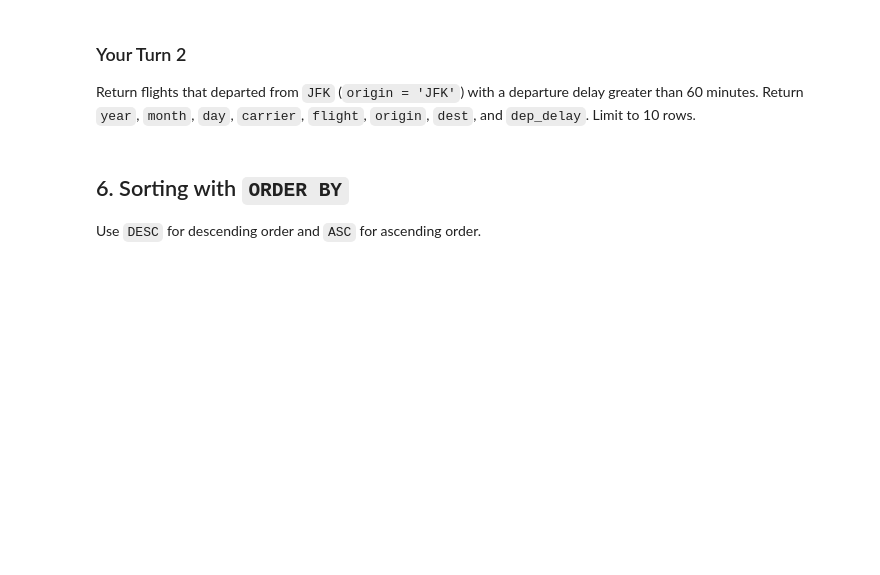
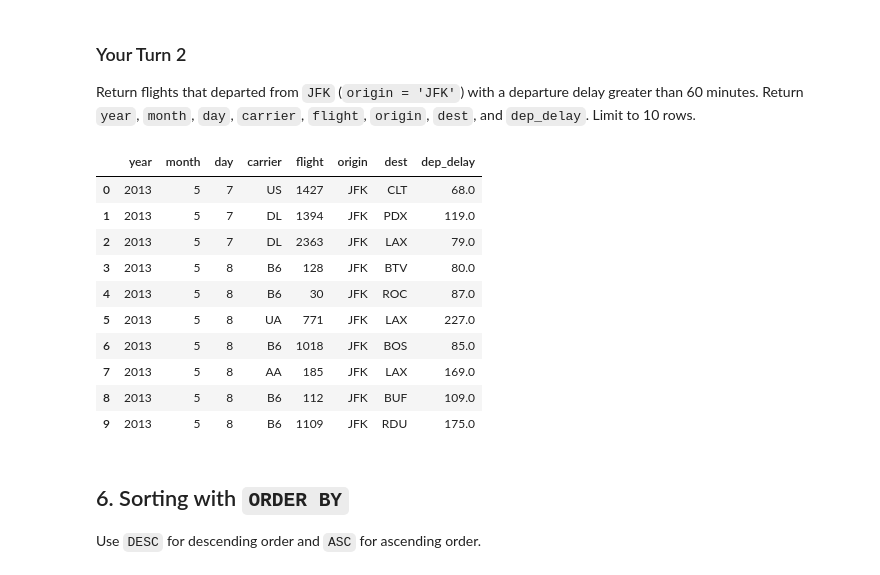
Before and after one commit to ovallemark/ban6003-week-09-10-ovalle, a Jupyter notebook: notebooks/module9_neon_sql_fundamentals_guided_lab.ipynb, the cells around one changed output. Cells and saved outputs as stored; diff of their text form; code cells hidden in the pictures; blank space fills up the shorter version.

```diff
--- a/notebooks/module9_neon_sql_fundamentals_guided_lab.ipynb
+++ b/notebooks/module9_neon_sql_fundamentals_guided_lab.ipynb
@@ -188,10 +339,26 @@ Return flights that departed from `JFK` (`origin = 'JFK'`) with a departure dela
 # %%
 # Your Turn 2
 query = """
-
+SELECT year, month, day, carrier, flight, origin, dest, dep_delay
+FROM flights
+WHERE origin = 'JFK'
+    AND dep_delay > 60
+LIMIT 10;
 """
 
 run_query(query, engine)
+# %% [output]
+|  | year | month | day | carrier | flight | origin | dest | dep_delay |
+| 0 | 2013 | 5 | 7 | US | 1427 | JFK | CLT | 68.0 |
+| 1 | 2013 | 5 | 7 | DL | 1394 | JFK | PDX | 119.0 |
+| 2 | 2013 | 5 | 7 | DL | 2363 | JFK | LAX | 79.0 |
+| 3 | 2013 | 5 | 8 | B6 | 128 | JFK | BTV | 80.0 |
+| 4 | 2013 | 5 | 8 | B6 | 30 | JFK | ROC | 87.0 |
+| 5 | 2013 | 5 | 8 | UA | 771 | JFK | LAX | 227.0 |
+| 6 | 2013 | 5 | 8 | B6 | 1018 | JFK | BOS | 85.0 |
+| 7 | 2013 | 5 | 8 | AA | 185 | JFK | LAX | 169.0 |
+| 8 | 2013 | 5 | 8 | B6 | 112 | JFK | BUF | 109.0 |
+| 9 | 2013 | 5 | 8 | B6 | 1109 | JFK | RDU | 175.0 |
 # %% [markdown]
 ## 6. Sorting with `ORDER BY`
 
```
Also changed, not shown: parts of 39 cells of this notebook, 2 other files.
